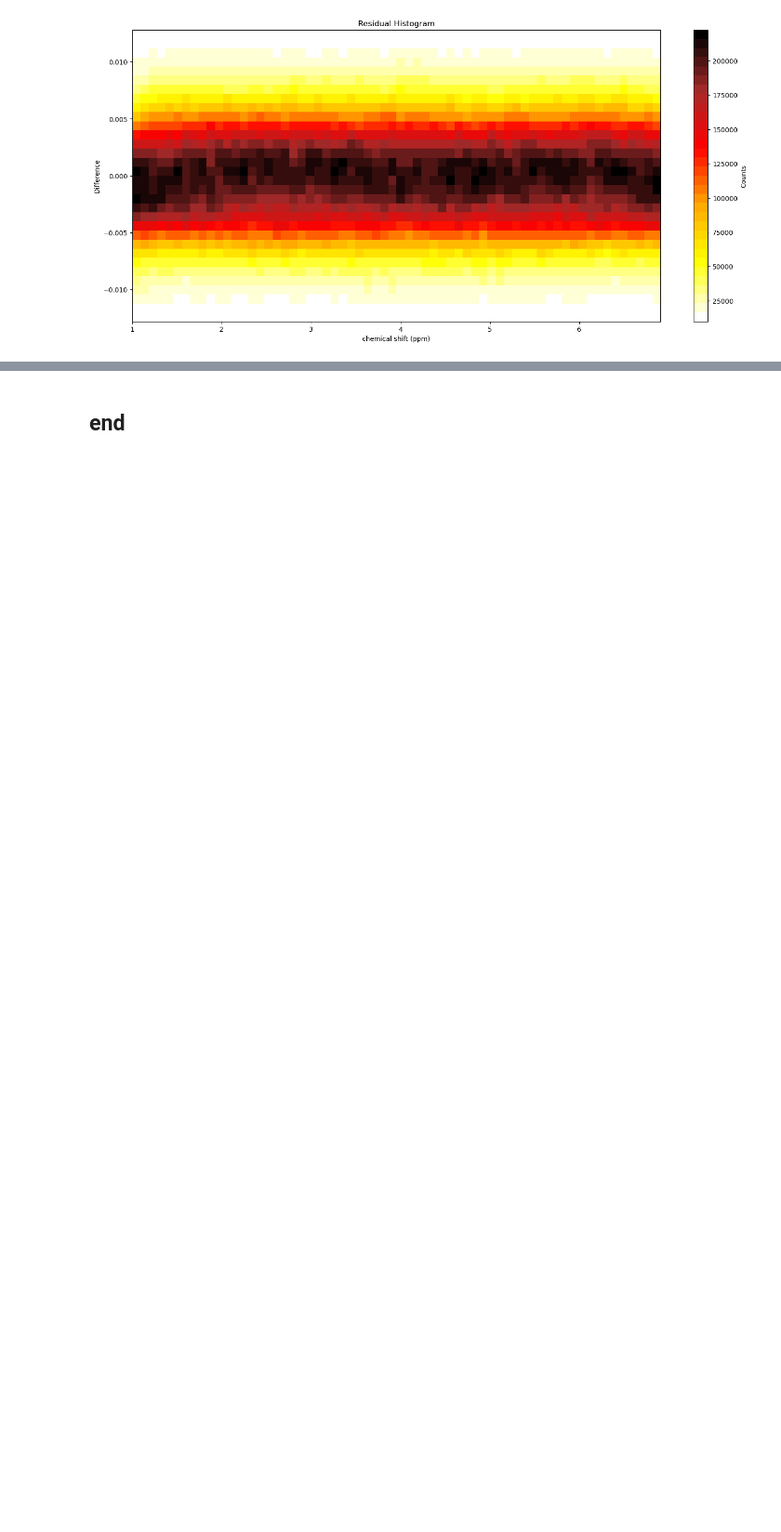
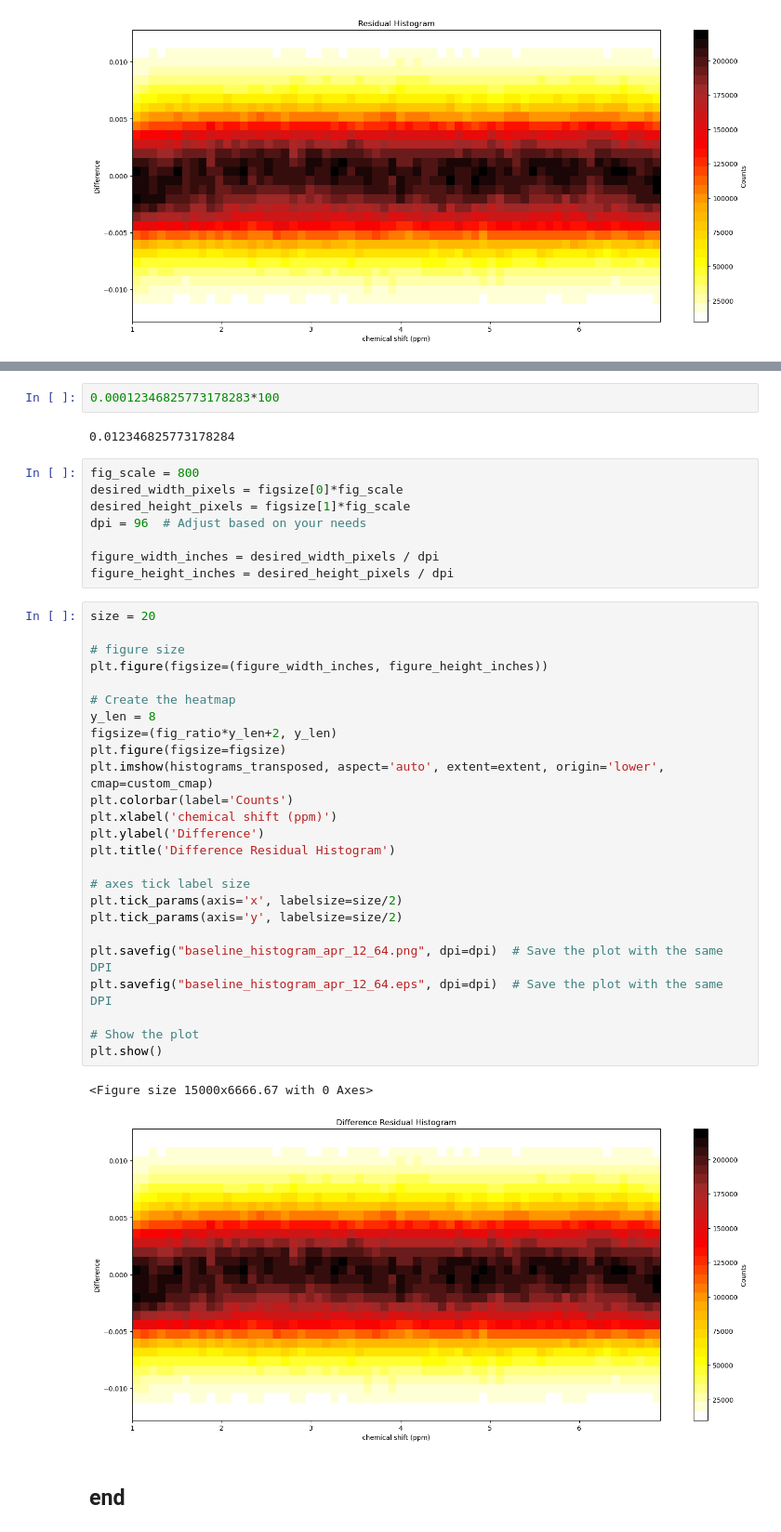
Before and after one commit to sejin8642/projnmr, a Jupyter notebook: scripts/prototyping.ipynb, the cells around one changed output, grey strips where cells are left out. Shown at 93% size. Saved outputs shown, nothing was run; the diff lists cells and outputs as text; blank space fills up the shorter version.

Commit message:
created baseline historgram plots for comparison to nmrglue results

```diff
--- a/scripts/prototyping.ipynb
+++ b/scripts/prototyping.ipynb
@@ -2764,2 +2812,42 @@ plt.show()
+# %%
+0.00012346825773178283*100
+# %% [output]
+0.012346825773178284
+# %%
+fig_scale = 800
+desired_width_pixels = figsize[0]*fig_scale
+desired_height_pixels = figsize[1]*fig_scale
+dpi = 96  # Adjust based on your needs
+
+figure_width_inches = desired_width_pixels / dpi
+figure_height_inches = desired_height_pixels / dpi
+# %%
+size = 20
+
+# figure size
+plt.figure(figsize=(figure_width_inches, figure_height_inches))
+
+# Create the heatmap
+y_len = 8
+figsize=(fig_ratio*y_len+2, y_len)
+plt.figure(figsize=figsize)
+plt.imshow(histograms_transposed, aspect='auto', extent=extent, origin='lower', cmap=custom_cmap)
+plt.colorbar(label='Counts')
+plt.xlabel('chemical shift (ppm)')
+plt.ylabel('Difference')
+plt.title('Difference Residual Histogram')
+
+# axes tick label size
+plt.tick_params(axis='x', labelsize=size/2)
+plt.tick_params(axis='y', labelsize=size/2)
+
+plt.savefig("baseline_histogram_apr_12_64.png", dpi=dpi)  # Save the plot with the same DPI
+plt.savefig("baseline_histogram_apr_12_64.eps", dpi=dpi)  # Save the plot with the same DPI
+
+# Show the plot
+plt.show()
+# %% [output]
+<Figure size 15000x6666.67 with 0 Axes>
+[figure, added]
 # %% [markdown]
 ## end
```
Also changed, not shown: parts of 9 cells of this notebook, 2 other files.
